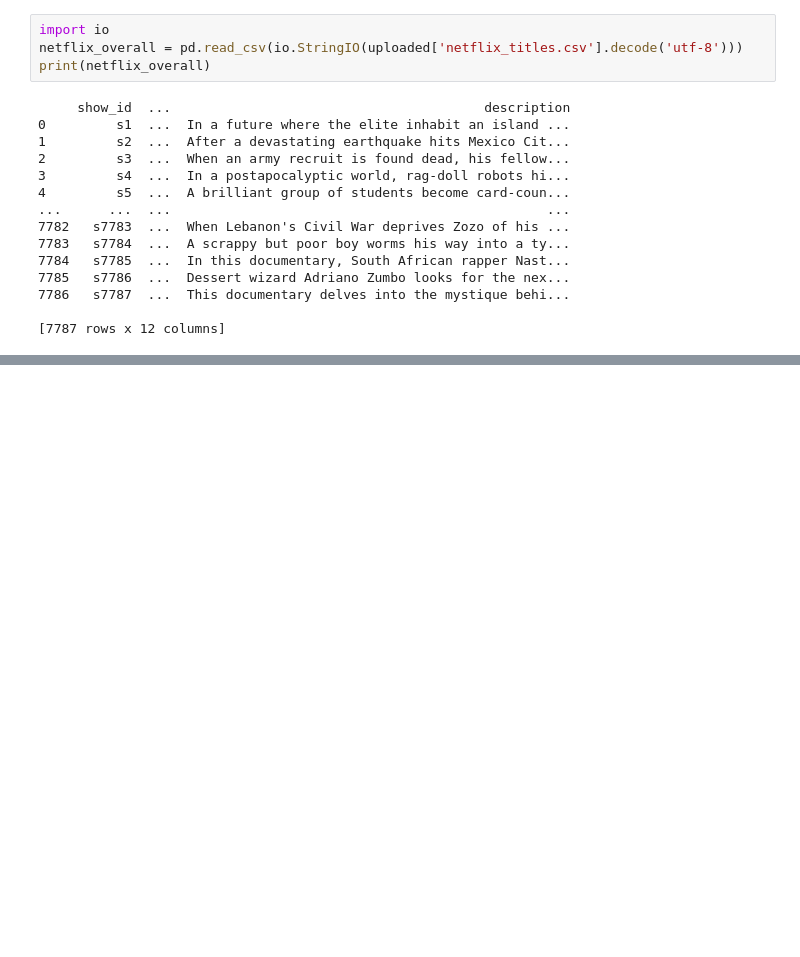
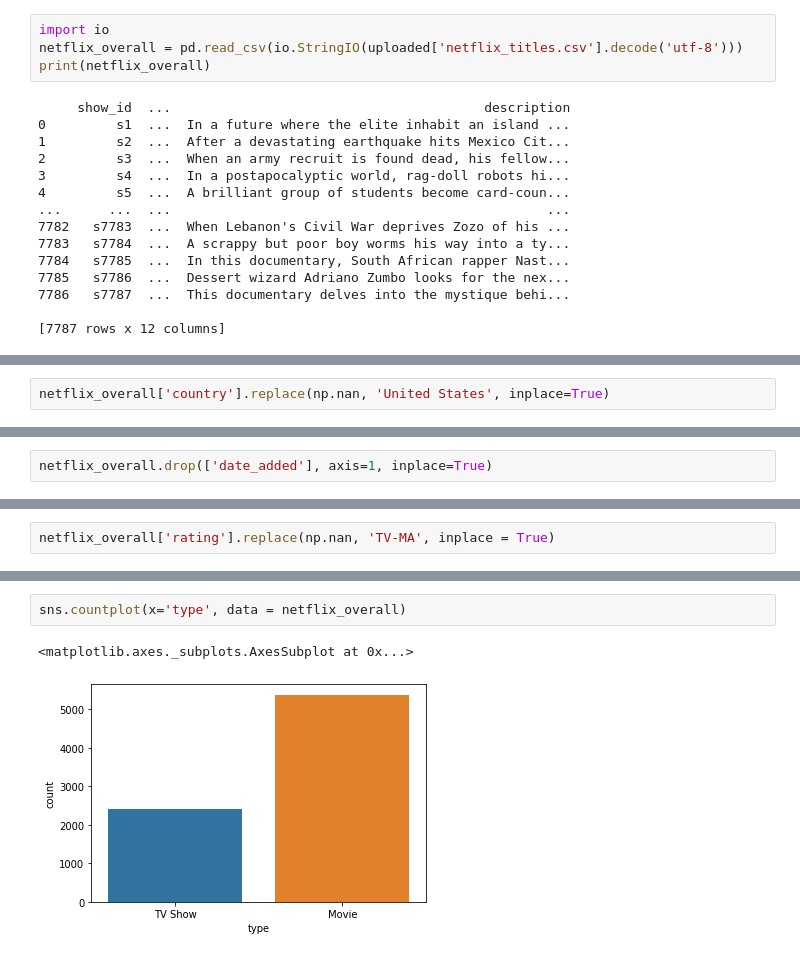
Before and after one commit to SungaHwang/Exploratory_Data_Analysis, a Jupyter notebook: NetflixData.ipynb, the cells around one changed output, grey strips where cells are left out. Saved outputs shown, nothing was run; the diff lists cells and outputs as text; blank space fills up the shorter version.

```diff
--- a/NetflixData.ipynb
+++ b/NetflixData.ipynb
@@ -47,0 +94,2 @@ netflix_overall.head()
+# %%
+netflix_overall['country'].replace(np.nan, 'United States', inplace=True)
@@ -47,0 +98,2 @@ netflix_overall.head()
+# %%
+netflix_overall.drop(['date_added'], axis=1, inplace=True)
@@ -47,0 +144,2 @@ netflix_overall.head()
+# %%
+netflix_overall['rating'].replace(np.nan, 'TV-MA', inplace = True)
@@ -47,0 +168,5 @@ netflix_overall.head()
+# %%
+sns.countplot(x='type', data = netflix_overall)
+# %% [output]
+<matplotlib.axes._subplots.AxesSubplot at 0x...>
+[figure, added]
```
Also changed, not shown: parts of 21 cells of this notebook.
